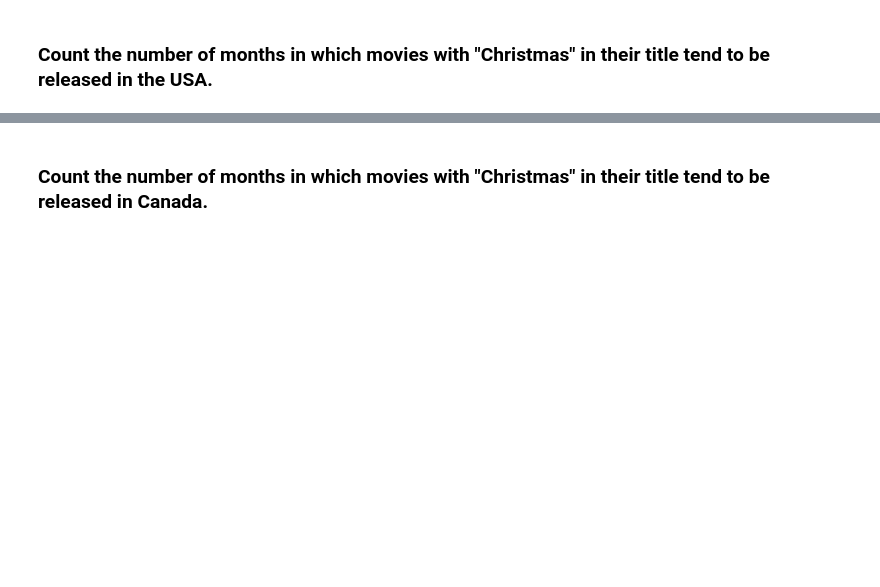
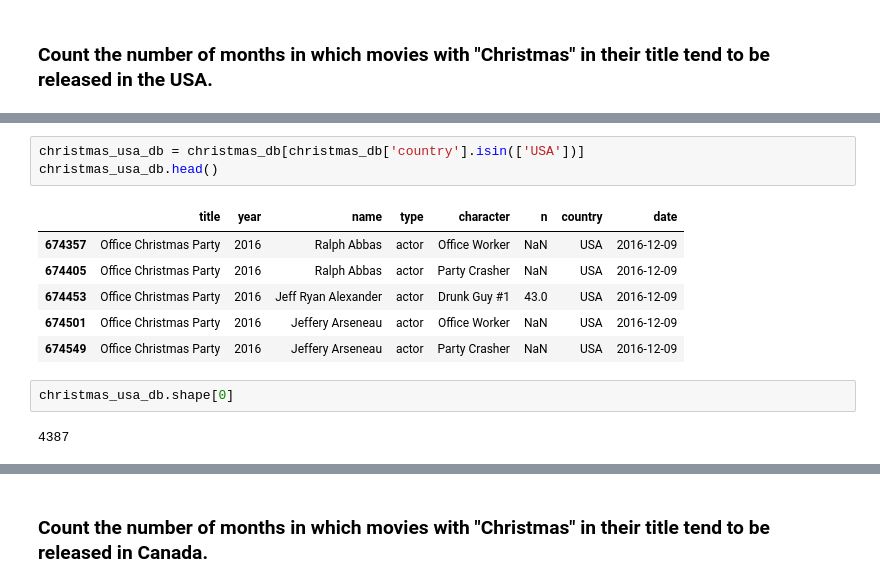
Before and after one commit to Vanderscycle/lighthouse-data-notes, a Jupyter notebook: Week_2/w2-d2/pandas_exercises/Exercises-5.ipynb, the cells around one changed output, grey strips where cells are left out. Saved outputs shown, nothing was run; the diff lists cells and outputs as text; blank space fills up the shorter version.

```diff
--- a/Week_2/w2-d2/pandas_exercises/Exercises-5.ipynb
+++ b/Week_2/w2-d2/pandas_exercises/Exercises-5.ipynb
@@ -13,0 +63,14 @@ import pandas as pd
+# %%
+christmas_usa_db = christmas_db[christmas_db['country'].isin(['USA'])]
+christmas_usa_db.head()
+# %% [output]
+|  | title | year | name | type | character | n | country | date |
+| 674357 | Office Christmas Party | 2016 | Ralph Abbas | actor | Office Worker | NaN | USA | 2016-12-09 |
+| 674405 | Office Christmas Party | 2016 | Ralph Abbas | actor | Party Crasher | NaN | USA | 2016-12-09 |
+| 674453 | Office Christmas Party | 2016 | Jeff Ryan Alexander | actor | Drunk Guy #1 | 43.0 | USA | 2016-12-09 |
+| 674501 | Office Christmas Party | 2016 | Jeffery Arseneau | actor | Office Worker | NaN | USA | 2016-12-09 |
+| 674549 | Office Christmas Party | 2016 | Jeffery Arseneau | actor | Party Crasher | NaN | USA | 2016-12-09 |
+# %%
+christmas_usa_db.shape[0]
+# %% [output]
+4387
```
Also changed, not shown: parts of 30 cells of this notebook, 10 other files.
